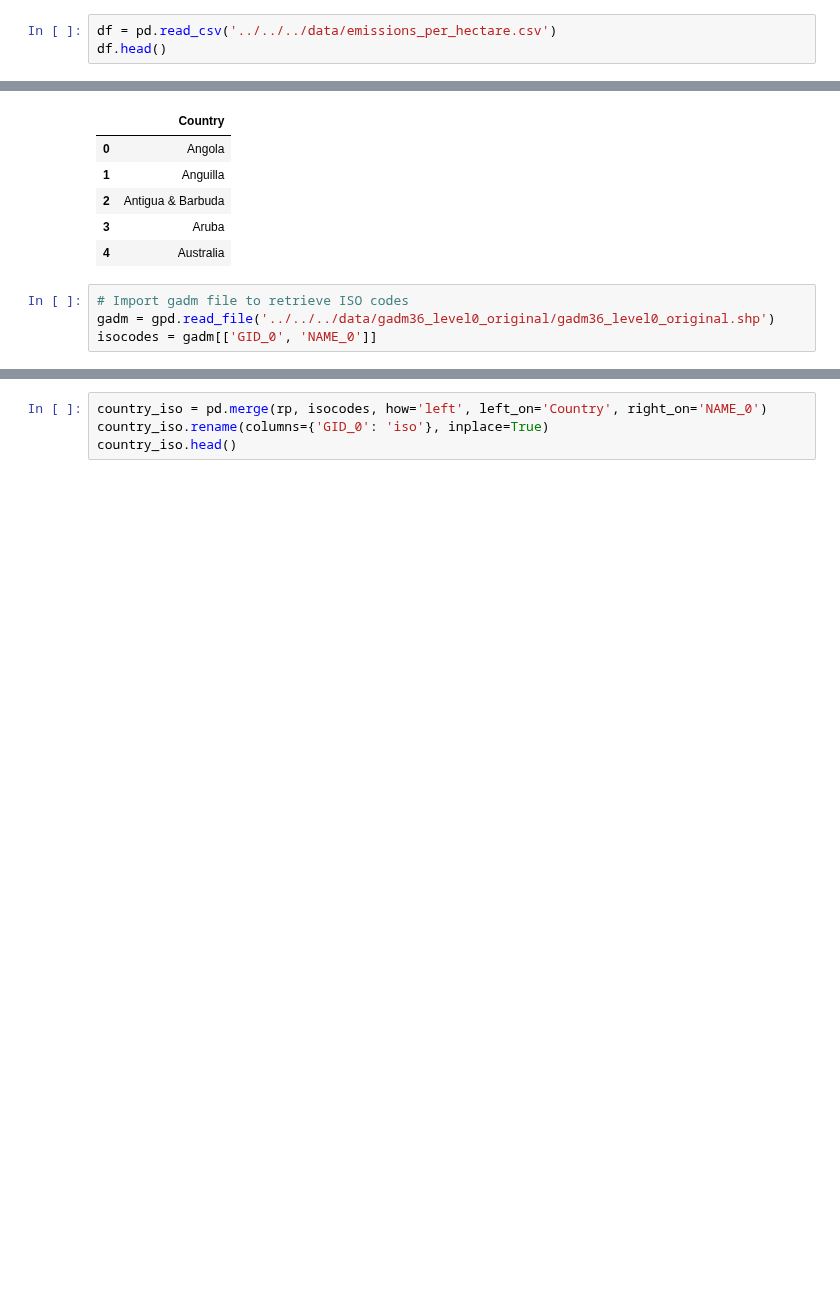
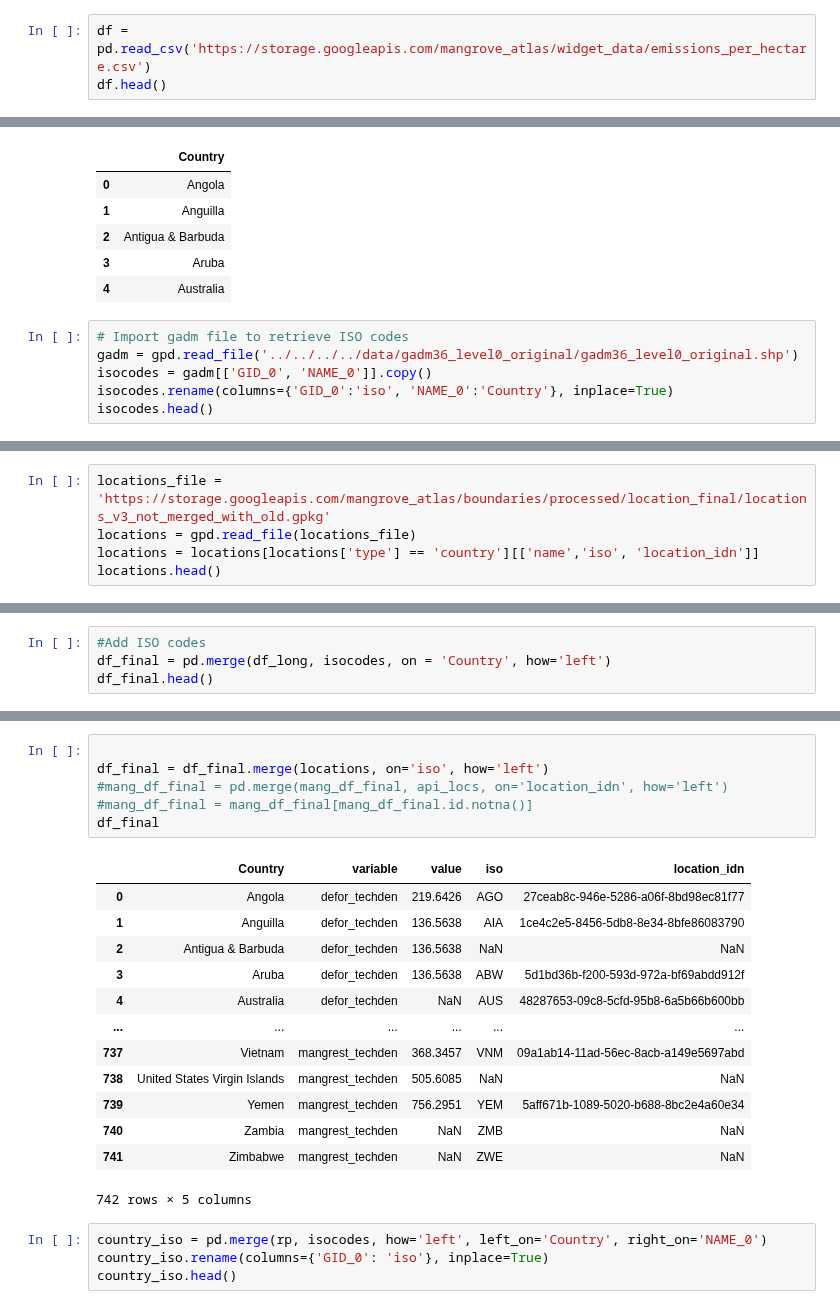
Before and after one commit to Vizzuality/mangrove-atlas, a Jupyter notebook: data/notebooks/Lab/data_processing/widgets-v2/mitigation_widget.ipynb, the cells around one changed output, grey strips where cells are left out. Cells and saved outputs as stored; diff of their text form; blank space fills up the shorter version.

Commit message:
emissions mitigation data prep

```diff
--- a/data/notebooks/Lab/data_processing/widgets-v2/mitigation_widget.ipynb
+++ b/data/notebooks/Lab/data_processing/widgets-v2/mitigation_widget.ipynb
@@ -6,7 +15,7 @@ import matplotlib.pyplot as plt
 import seaborn as sns
 import fiona
 # %%
-df = pd.read_csv('../../../data/emissions_per_hectare.csv')
+df = pd.read_csv('https://storage.googleapis.com/mangrove_atlas/widget_data/emissions_per_hectare.csv')
 df.head()
 # %% [output]
 |  | Country | defor_techden | refor_techden | formgmts_techden | gfire_techden | peat_techden | ... |
@@ -69,5 +78,7 @@ rp.head()
 | 4 | Australia |
 # %%
 # Import gadm file to retrieve ISO codes
-gadm = gpd.read_file('../../../data/gadm36_level0_original/gadm36_level0_original.shp')
-isocodes = gadm[['GID_0', 'NAME_0']]
+gadm = gpd.read_file('../../../../data/gadm36_level0_original/gadm36_level0_original.shp')
+isocodes = gadm[['GID_0', 'NAME_0']].copy()
+isocodes.rename(columns={'GID_0':'iso', 'NAME_0':'Country'}, inplace=True)
+isocodes.head()
@@ -86,0 +98,5 @@ locations.head()
+# %%
+locations_file = 'https://storage.googleapis.com/mangrove_atlas/boundaries/processed/location_final/locations_v3_not_merged_with_old.gpkg'
+locations = gpd.read_file(locations_file)
+locations = locations[locations['type'] == 'country'][['name','iso', 'location_idn']]
+locations.head()
@@ -86,0 +121,4 @@ locations.head()
+# %%
+#Add ISO codes
+df_final = pd.merge(df_long, isocodes, on = 'Country', how='left')
+df_final.head()
@@ -87,3 +180,23 @@ locations.head()
+# %%
+
+df_final = df_final.merge(locations, on='iso', how='left')
+#mang_df_final = pd.merge(mang_df_final, api_locs, on='location_idn', how='left')
+#mang_df_final = mang_df_final[mang_df_final.id.notna()]
+df_final
+# %% [output]
+|  | Country | variable | value | iso | location_idn |
+| 0 | Angola | defor_techden | 219.6426 | AGO | 27ceab8c-946e-5286-a06f-8bd98ec81f77 |
+| 1 | Anguilla | defor_techden | 136.5638 | AIA | 1ce4c2e5-8456-5db8-8e34-8bfe86083790 |
+| 2 | Antigua & Barbuda | defor_techden | 136.5638 | NaN | NaN |
+| 3 | Aruba | defor_techden | 136.5638 | ABW | 5d1bd36b-f200-593d-972a-bf69abdd912f |
+| 4 | Australia | defor_techden | NaN | AUS | 48287653-09c8-5cfd-95b8-6a5b66b600bb |
+| ... | ... | ... | ... | ... | ... |
+| 737 | Vietnam | mangrest_techden | 368.3457 | VNM | 09a1ab14-11ad-56ec-8acb-a149e5697abd |
+| 738 | United States Virgin Islands | mangrest_techden | 505.6085 | NaN | NaN |
+| 739 | Yemen | mangrest_techden | 756.2951 | YEM | 5aff671b-1089-5020-b688-8bc2e4a60e34 |
+| 740 | Zambia | mangrest_techden | NaN | ZMB | NaN |
+| 741 | Zimbabwe | mangrest_techden | NaN | ZWE | NaN |
+742 rows × 5 columns
 # %%
 country_iso = pd.merge(rp, isocodes, how='left', left_on='Country', right_on='NAME_0')
 country_iso.rename(columns={'GID_0': 'iso'}, inplace=True)
```
Also changed, not shown: parts of 11 cells of this notebook.
